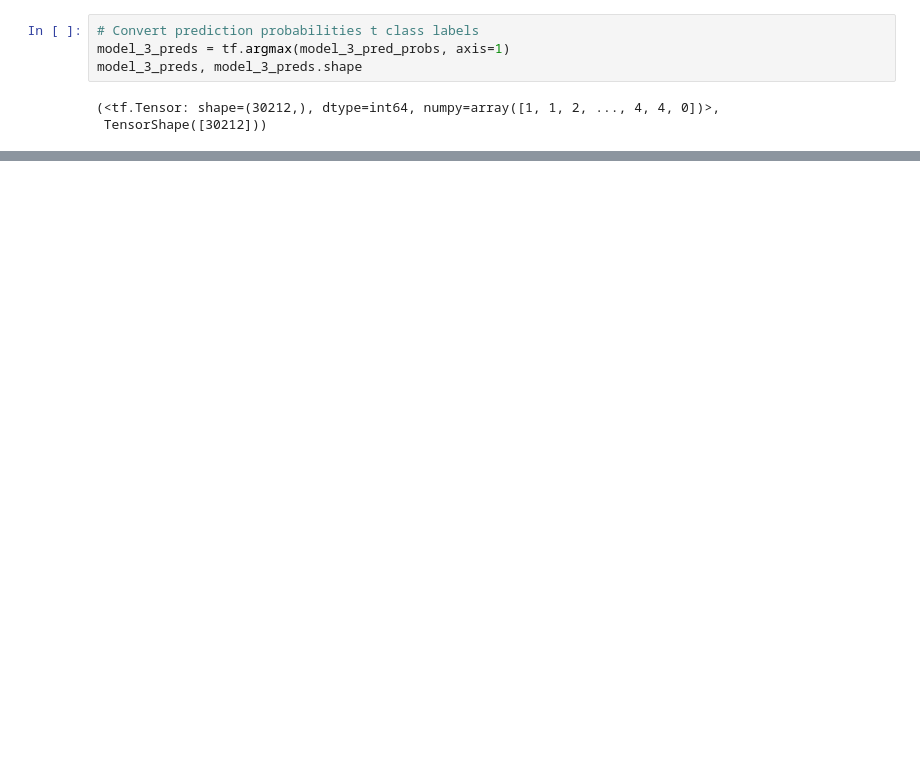
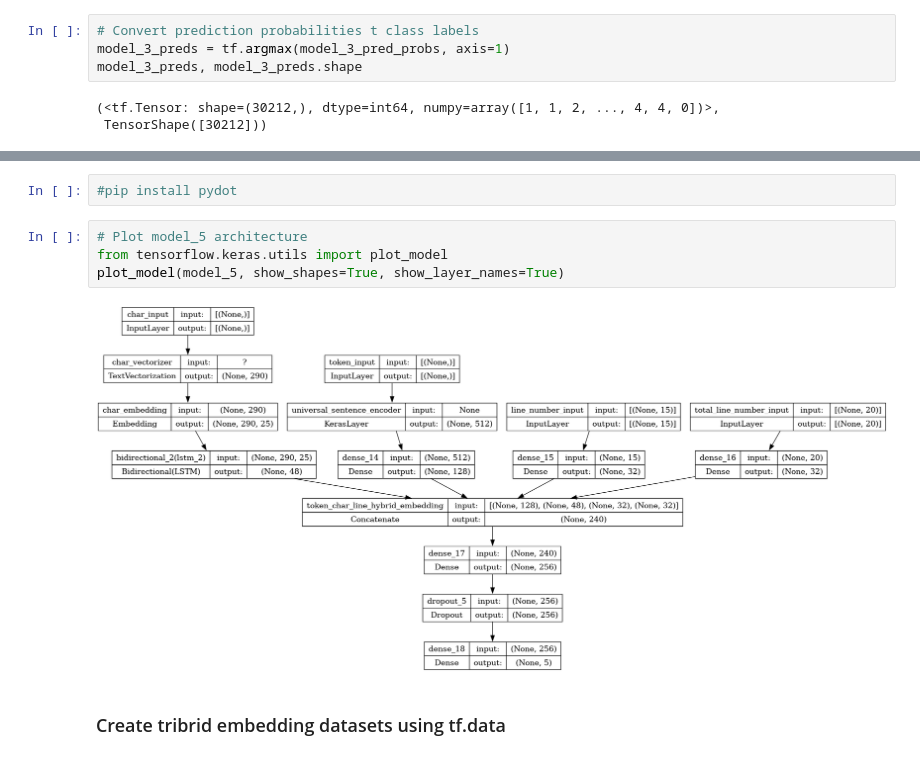
Before and after one commit to leohfigueiredo/Project_1, a Jupyter notebook: Tensorflow/Files_and_notebooks/09_Milestone_Project_2_SkimLit/09_Milestone_Project 2_SkimLit.ipynb, the cells around one changed output, grey strips where cells are left out. Saved outputs shown, nothing was run; the diff lists cells and outputs as text; blank space fills up the shorter version.

Commit message:
Model_5

```diff
--- a/Tensorflow/Files_and_notebooks/09_Milestone_Project_2_SkimLit/09_Milestone_Project 2_SkimLit.ipynb
+++ b/Tensorflow/Files_and_notebooks/09_Milestone_Project_2_SkimLit/09_Milestone_Project 2_SkimLit.ipynb
@@ -1046,0 +1470,10 @@ model_3_results
+# %%
+#pip install pydot
+# %%
+# Plot model_5 architecture
+from tensorflow.keras.utils import plot_model
+plot_model(model_5, show_shapes=True, show_layer_names=True)
+# %% [output]
+[figure, added]
+# %% [markdown]
+### Create tribrid embedding datasets using tf.data
```
Also changed, not shown: parts of 52 cells of this notebook, 10 other files.
